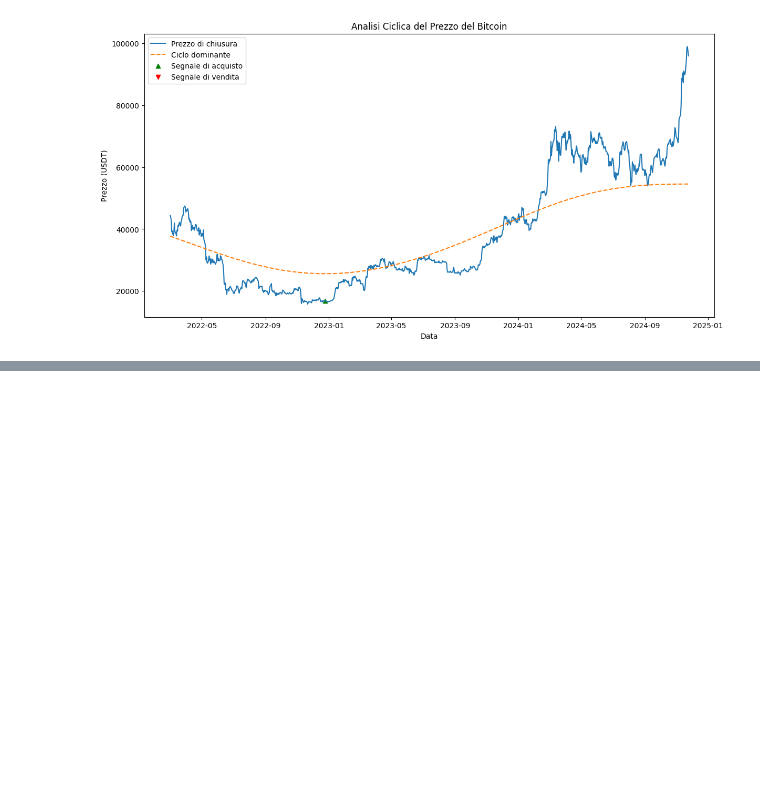
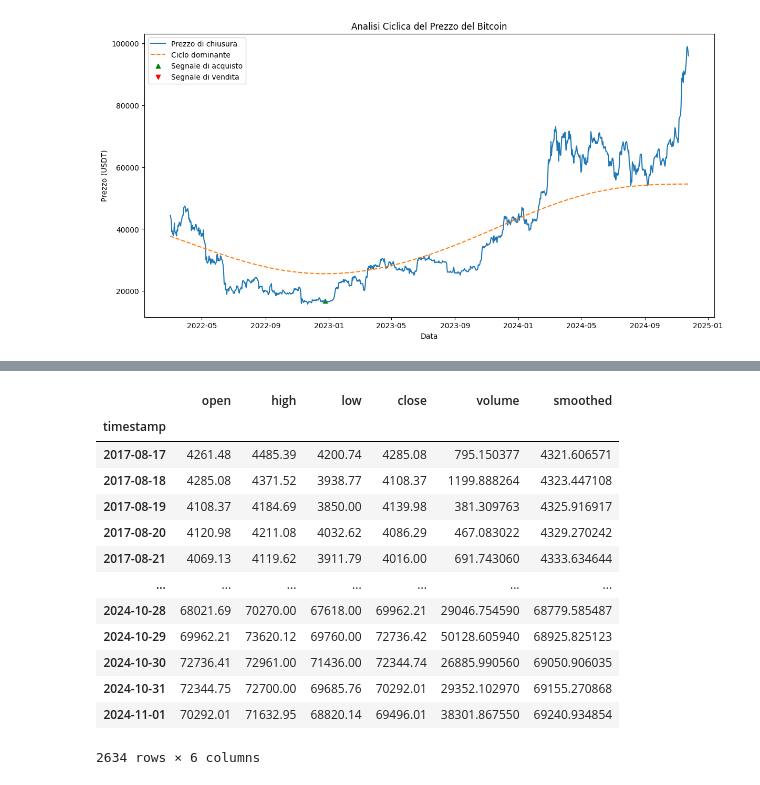
Before and after one commit to AleImbri/Crypto-machine-learning, a Jupyter notebook: Analisi ciclica.ipynb, the cells around one changed output, grey strips where cells are left out. Cells and saved outputs as stored; diff of their text form; code cells hidden in the pictures; blank space fills up the shorter version.

```diff
--- a/Analisi ciclica.ipynb
+++ b/Analisi ciclica.ipynb
@@ -221,0 +284,15 @@ plt.show()
+# %%
+# Periodo personale
+data_inizio = '2014-01-01'
+data_fine = '2024-11-01'
+
+chosen_cryptos = ['BTC']
+timeframe_download = '1d'
+
+data_frames = download_and_plot(chosen_cryptos, timeframe_download, data_inizio, data_fine, plot=False)
+
+# Prepara il DataFrame `crypto_prices` con timestamp e prezzi di chiusura
+crypto_prices = pd.DataFrame()
+crypto_prices['timestamp'] = data_frames[chosen_cryptos[0]].index
+for crypto in chosen_cryptos:
+    crypto_prices[crypto] = data_frames[crypto]['close'].values
@@ -221,0 +301,3 @@ plt.show()
+# %%
+data = data_frames['BTC']
+data
@@ -221,0 +319,27 @@ plt.show()
+# %%
+# Aggiunge un filtro passa-basso ai dati per ridurre il rumore
+from scipy.signal import butter, filtfilt
+
+def smooth_data(data, cutoff=0.05, order=2):
+    b, a = butter(order, cutoff, btype='low', analog=False)
+    data['smoothed'] = filtfilt(b, a, data['close'])
+    return data
+
+# Applica il filtro
+data = smooth_data(data)
+data
+# %% [output]
+|  | open | high | low | close | volume | smoothed |
+| timestamp |  |  |  |  |  |  |
+| 2017-08-17 | 4261.48 | 4485.39 | 4200.74 | 4285.08 | 795.150377 | 4321.606571 |
+| 2017-08-18 | 4285.08 | 4371.52 | 3938.77 | 4108.37 | 1199.888264 | 4323.447108 |
+| 2017-08-19 | 4108.37 | 4184.69 | 3850.00 | 4139.98 | 381.309763 | 4325.916917 |
+| 2017-08-20 | 4120.98 | 4211.08 | 4032.62 | 4086.29 | 467.083022 | 4329.270242 |
+| 2017-08-21 | 4069.13 | 4119.62 | 3911.79 | 4016.00 | 691.743060 | 4333.634644 |
+| ... | ... | ... | ... | ... | ... | ... |
+| 2024-10-28 | 68021.69 | 70270.00 | 67618.00 | 69962.21 | 29046.754590 | 68779.585487 |
+| 2024-10-29 | 69962.21 | 73620.12 | 69760.00 | 72736.42 | 50128.605940 | 68925.825123 |
+| 2024-10-30 | 72736.41 | 72961.00 | 71436.00 | 72344.74 | 26885.990560 | 69050.906035 |
+| 2024-10-31 | 72344.75 | 72700.00 | 69685.76 | 70292.01 | 29352.102970 | 69155.270868 |
+| 2024-11-01 | 70292.01 | 71632.95 | 68820.14 | 69496.01 | 38301.867550 | 69240.934854 |
+2634 rows × 6 columns
```
Also changed, not shown: parts of 17 cells of this notebook.
